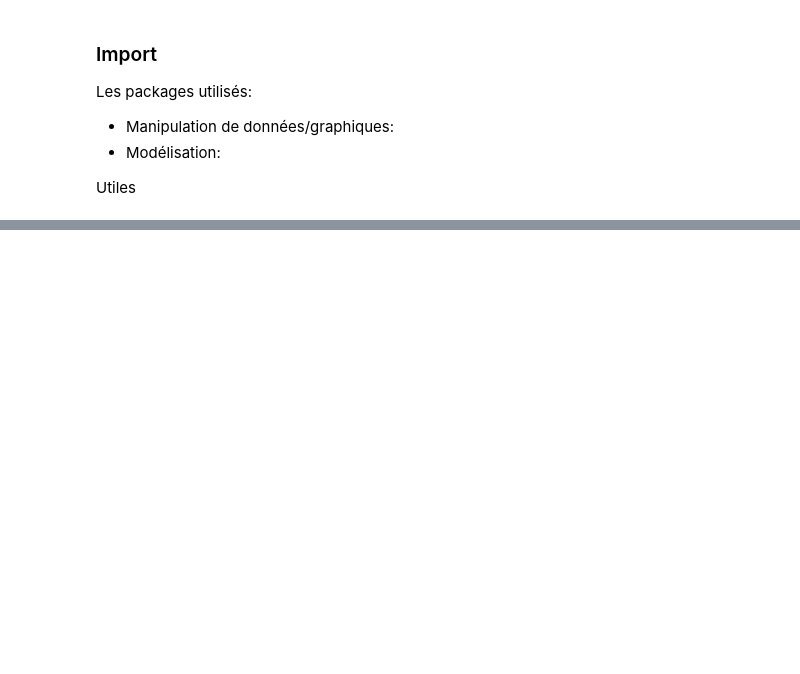
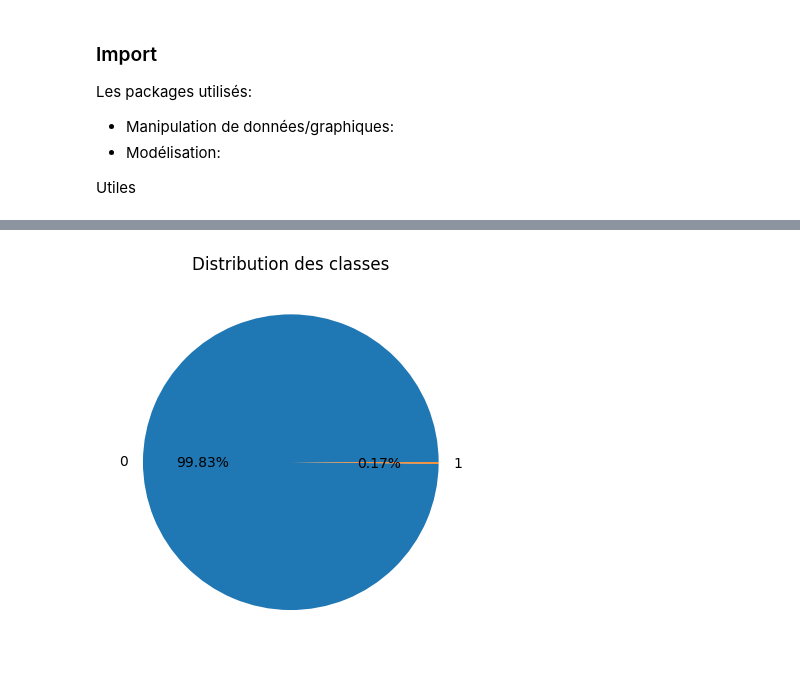
Before and after one commit to alimisara/creditproject, a Jupyter notebook: credit-card-fraud-detection.ipynb, the cells around one changed output, grey strips where cells are left out. Cells and saved outputs as stored; diff of their text form; code cells hidden in the pictures; blank space fills up the shorter version.

```diff
--- a/credit-card-fraud-detection.ipynb
+++ b/credit-card-fraud-detection.ipynb
@@ -62,0 +91,11 @@ df
+# %%
+# Visualisation de la distribution de Time
+plt.pie(counts.values, labels=counts.index,autopct='%1.2f%%')
+plt.title('Distribution des classes')
+plt.show()
+
+# Visualisation de la distribution de Time
+
+# Visualisation de la distribution de Amount
+# %% [output]
+[figure, added]
```
Also changed, not shown: parts of 7 cells of this notebook.
